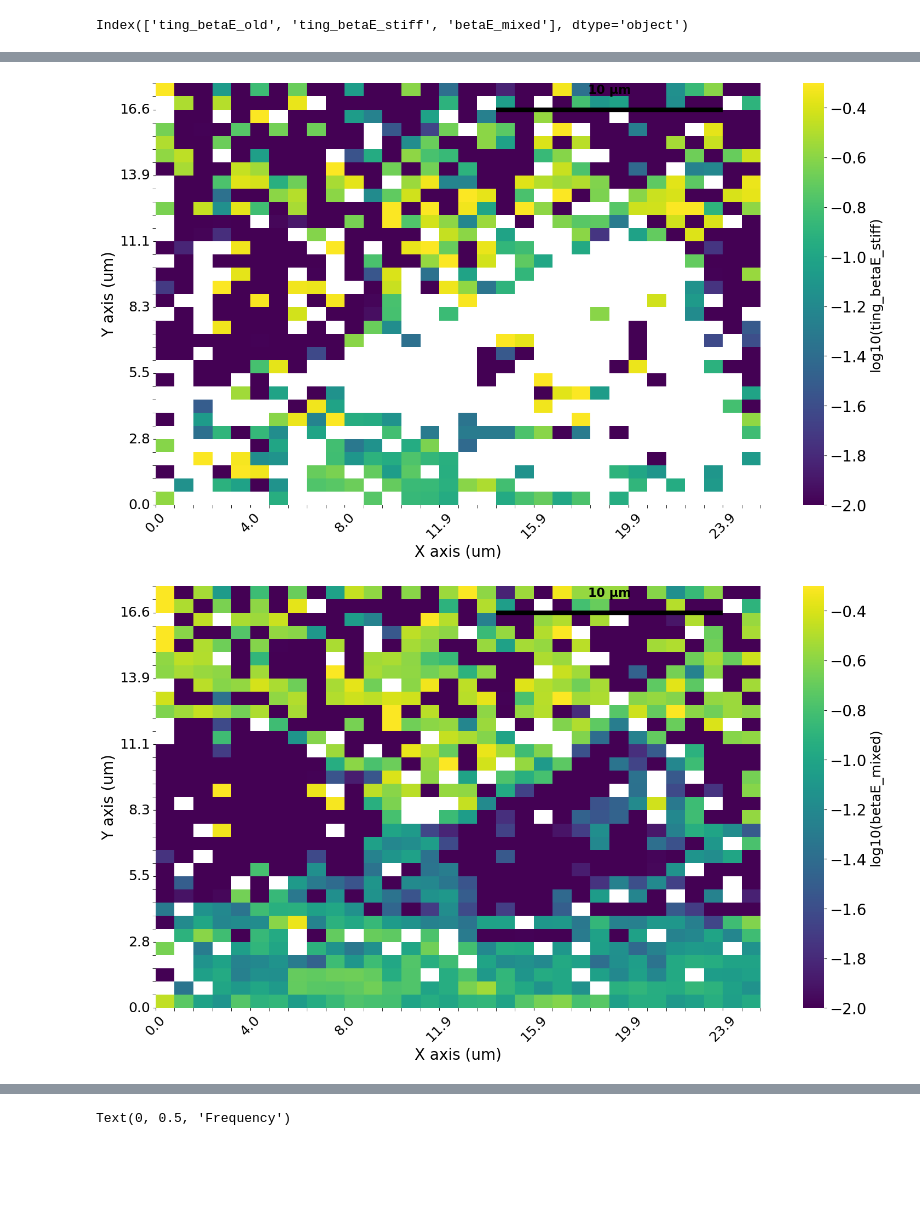
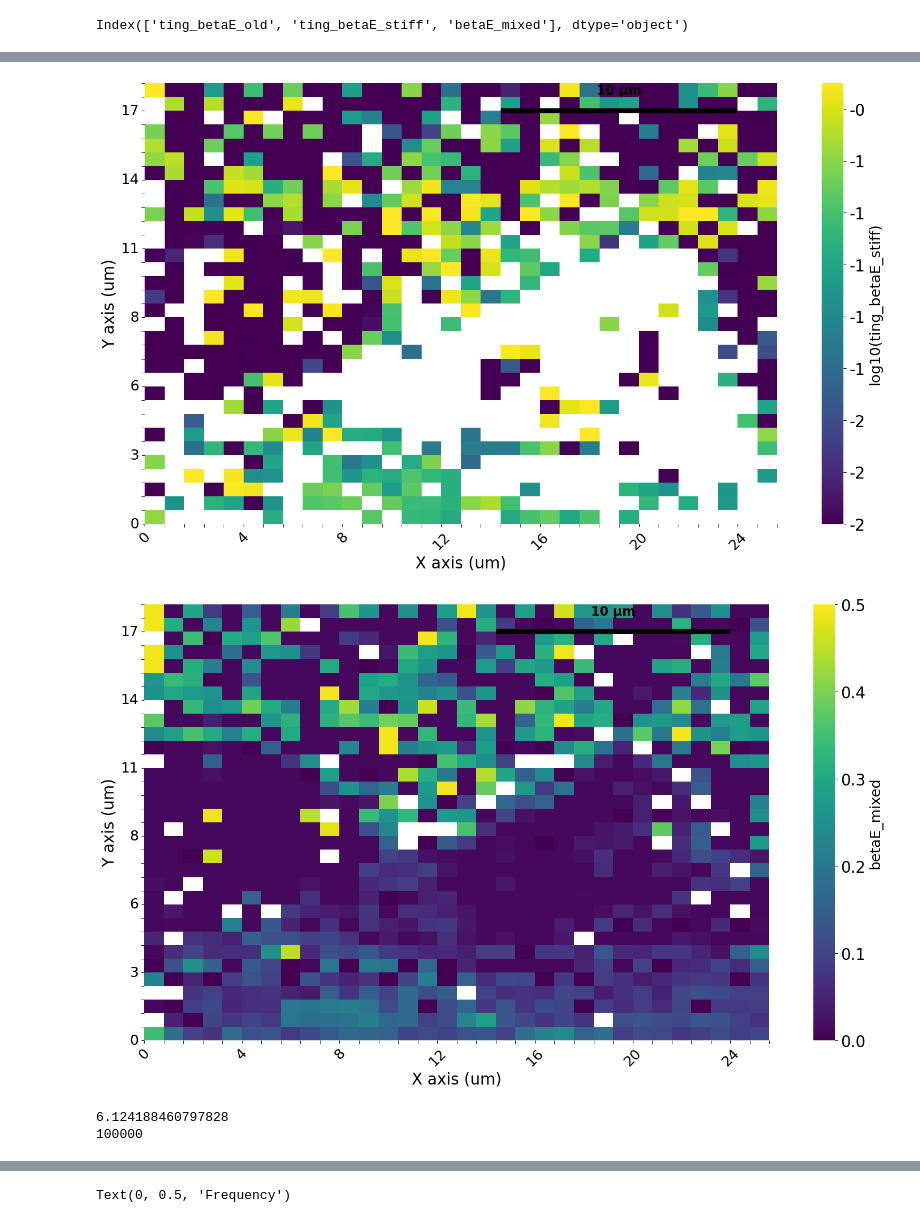
Before and after one commit to enzovill94/PyFMGUI_DyNaMo_tdms, a Jupyter notebook: Article_1/ctc_44_analysis_final.ipynb, the cells around one changed output, grey strips where cells are left out. Cells and saved outputs as stored; diff of their text form; code cells hidden in the pictures; blank space fills up the shorter version.

```diff
--- a/Article_1/ctc_44_analysis_final.ipynb
+++ b/Article_1/ctc_44_analysis_final.ipynb
@@ -73,3 +73,5 @@ df_dict_tdms, map_x_pix, map_y_pix, params = maps.load_map_file_square_tdms(map_
 # of files analyzed: 1024, closest shape: 32 x 32
  map metadata: map_x_step: 0.143, map_y_step: 0.143, map_x_init: 0.0, map_y_init: 0.0
  x_sens (um/V): 5.685, y_sens (um/V): 3.96, z_sens (um/V): 6.0, z_setpoint_trig (V): 7.60257
+# %%
+_ = maps.create_heatmap(df_dict_tdms, params=params)
@@ -120,7 +128,7 @@ map_file_path = '/Users/evillz/Data/article/maps_svg'
 # %%
 
 keys_list = ['ting_betaE_old', 'ting_betaE_stiff', 'betaE_mixed']
-logscale = [True, True, True]
+logscale = [True, True, False]
 for key_combined, logscale_value in zip(keys_list, logscale):
     df_temp, _ , _ = maps.create_heatmap(df_final_ting, value_key=key_combined, annot=False,
                             save_svg=True, svg_path=os.path.join(map_file_path, f'{key_combined}_{map_name}.svg'),
@@ -155,3 +163,14 @@ Saving CSV for betaE_mixed_psnex_map___2025.05.30_17.44.50.71.csv
-[figure, old version]
+[figure, new version]
-[figure, old version]
+[figure, new version]
+# %%
+#print log10 of x
+x = 1331031.89
+import math
+print(math.log10(x))
+
+# print inverse of log10 of x
+print(10**5)
+# %% [output]
+6.124188460797828
+100000
 # %%
```
Also changed, not shown: parts of 15 cells of this notebook, 15 other files.
